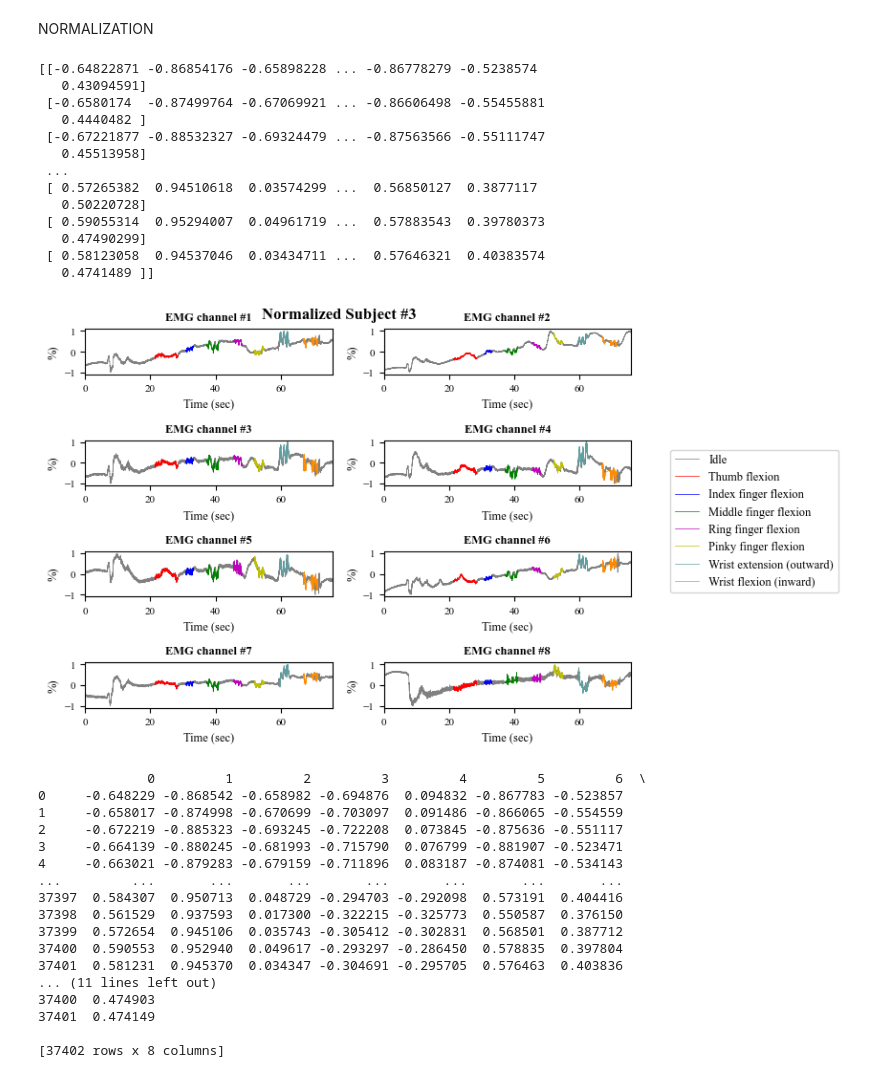
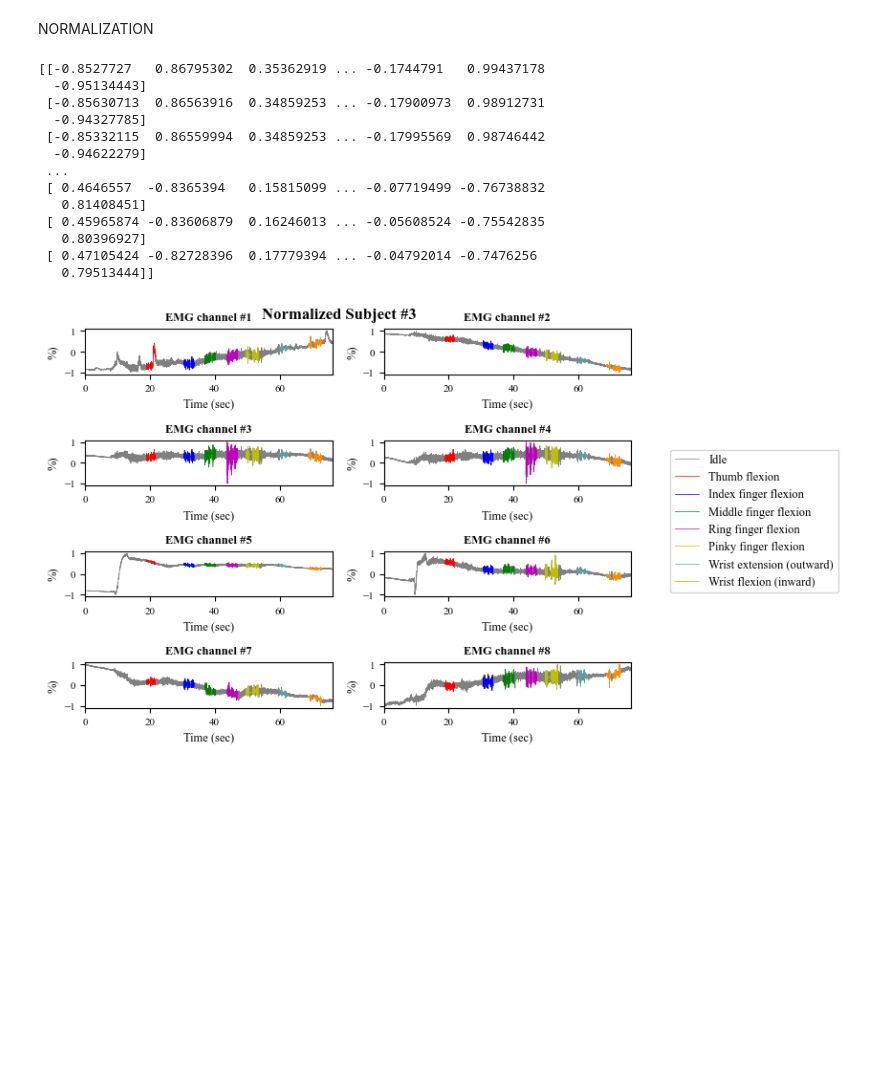
Before and after one commit to sofiahernandezp/code, a Jupyter notebook: mindrove_test/plot_emg.ipynb, the cells around one changed output. Drawn from its saved outputs; the diff is of its cells as text; code cells hidden in the pictures; blank space fills up the shorter version.

```diff
--- a/mindrove_test/plot_emg.ipynb
+++ b/mindrove_test/plot_emg.ipynb
@@ -263,7 +263,7 @@ Selccionar solo los datos que tengan el task indicado, de todos los emg, con el
 # %%
 import matplotlib.pyplot as plt
 fig1, axs1 = plt.subplots(4, 2)
-id = 1
+id = 2
 dataval= dataframes[id]
 
 emgval = dataval.iloc[:,2:10] * 0.045
@@ -294,7 +294,7 @@ from statistics import mean
 import numpy as np
 import pandas as pd
 import statistics
-id = 1
+id = 2
 dataval= dataframes[id]
 emgval = dataval.iloc[:,2:10] * 0.045
 numemg = [1,2,3,4,5,6,7,8]
@@ -449,9 +467,9 @@ import numpy as np
 import pandas as pd
 import statistics
 
-dataval = dataframes[3]
+dataval = dataframes[2]
 #absolute value
-emgval = np.abs(dataval.iloc[:,2:10] * 0.045)
+emgval = np.abs(dataval.iloc[:,2:10] * 0.045 )
 numemg = [1,2,3,4,5,6,7,8]
 tasks = [1,2,3,4,5,6,7]
 taskval = dataval.iloc[:,1]
@@ -470,7 +488,7 @@ for k, tasknumber in enumerate(tasks):
             count = 0
             end = j
             for i in numemg:
-                segment = emgval.iloc[start:end,count]
+                segment = emgval.iloc[(start):(end+1),count]
                 indtask[row][count+1] = statistics.mean(segment)
                 count += 1
 
@@ -510,7 +528,7 @@ from sklearn.preprocessing import MinMaxScaler
 from sklearn import preprocessing
 import numpy as np
 
-id = 3
+id = 5
 dataval= dataframes[id]
 emgval = np.abs(dataval.iloc[:,2:10] * 0.045)
 
@@ -536,19 +554,19 @@ for i, scaler in enumerate(scalers):
 # The normalized_data array contains the normalized data
 print(normalized_data)
 # %% [output]
-[[-0.64822871 -0.86854176 -0.65898228 ... -0.86778279 -0.5238574
-   0.43094591]
- [-0.6580174  -0.87499764 -0.67069921 ... -0.86606498 -0.55455881
-   0.4440482 ]
- [-0.67221877 -0.88532327 -0.69324479 ... -0.87563566 -0.55111747
-   0.45513958]
+[[-0.8527727   0.86795302  0.35362919 ... -0.1744791   0.99437178
+  -0.95134443]
+ [-0.85630713  0.86563916  0.34859253 ... -0.17900973  0.98912731
+  -0.94327785]
+ [-0.85332115  0.86559994  0.34859253 ... -0.17995569  0.98746442
+  -0.94622279]
  ...
- [ 0.57265382  0.94510618  0.03574299 ...  0.56850127  0.3877117
-   0.50220728]
- [ 0.59055314  0.95294007  0.04961719 ...  0.57883543  0.39780373
-   0.47490299]
- [ 0.58123058  0.94537046  0.03434711 ...  0.57646321  0.40383574
-   0.4741489 ]]
+ [ 0.4646557  -0.8365394   0.15815099 ... -0.07719499 -0.76738832
+   0.81408451]
+ [ 0.45965874 -0.83606879  0.16246013 ... -0.05608524 -0.75542835
+   0.80396927]
+ [ 0.47105424 -0.82728396  0.17779394 ... -0.04792014 -0.7476256
+   0.79513444]]
 # %%
 #PLOT NNORMALIZATION
 import matplotlib.pyplot as plt
@@ -556,7 +574,7 @@ import numpy as np
 import pandas as pd
 
 
-id = 3
+id = 5
 dataval= dataframes[id]
 emgval = np.abs(dataval.iloc[:,2:10] * 0.045)
 emg_id = 1
@@ -597,51 +615,34 @@ for i, ax in enumerate(axs1.flat):
             store6.append(p)
          elif taskcolumn[p] == 7:
             store7.append(p)
          elif taskcolumn[p] == 0:
             store0.append(p)
 
     ax.plot(time, norm.iloc[:,i],'gray',linewidth=0.5, label = "Idle")
     ax.plot(time[store1],norm.iloc[store1,i],'r',linewidth=0.5, label = "Thumb flexion")
     ax.plot(time[store2],norm.iloc[store2,i],'b',linewidth=0.5, label = "Index finger flexion" )
     ax.plot(time[store3],norm.iloc[store3,i],'g',linewidth=0.5, label = "Middle finger flexion")
     ax.plot(time[store4],norm.iloc[store4,i],'m',linewidth=0.5, label = "Ring finger flexion")
     ax.plot(time[store5],norm.iloc[store5,i],'y',linewidth=0.5, label = "Pinky finger flexion")
     ax.plot(time[store6],norm.iloc[store6,i],'cadetblue',linewidth=0.5, label = "Wrist extension (outward)")
     ax.plot(time[store7],norm.iloc[store7,i],'darkorange',linewidth=0.5, label = "Wrist flexion (inward)")
     #ax.plot(time,emgval.iloc[:,i])
     ax.set_title(titles[i],fontname="Times New Roman", fontweight="bold",fontsize=9)
     ax.set_xlabel('Time (sec)',fontname="Times New Roman",fontsize=9)
     ax.set_ylabel('%)',fontname="Times New Roman",fontsize=9)
     ax.tick_params(axis='both', labelsize=8)
     ax.set_xlim([0, time[end]])
 
 
 plt.tight_layout()
 
 L = ax.legend(loc='center', bbox_to_anchor=(1.5, 4.1),fontsize = 9)
 plt.setp(L.texts, family='Times New Roman')
 plt.suptitle('Normalized Subject #3', fontname="Times New Roman", fontweight="bold",fontsize=12)
 
 plt.show()
 # %% [output]
-[figure, old version]
+[figure, new version]
-              0         1         2         3         4         5         6  \
-0     -0.648229 -0.868542 -0.658982 -0.694876  0.094832 -0.867783 -0.523857
-1     -0.658017 -0.874998 -0.670699 -0.703097  0.091486 -0.866065 -0.554559
-2     -0.672219 -0.885323 -0.693245 -0.722208  0.073845 -0.875636 -0.551117
-3     -0.664139 -0.880245 -0.681993 -0.715790  0.076799 -0.881907 -0.523471
-4     -0.663021 -0.879283 -0.679159 -0.711896  0.083187 -0.874081 -0.534143
-...         ...       ...       ...       ...       ...       ...       ...
-37397  0.584307  0.950713  0.048729 -0.294703 -0.292098  0.573191  0.404416
-37398  0.561529  0.937593  0.017300 -0.322215 -0.325773  0.550587  0.376150
-37399  0.572654  0.945106  0.035743 -0.305412 -0.302831  0.568501  0.387712
-37400  0.590553  0.952940  0.049617 -0.293297 -0.286450  0.578835  0.397804
-37401  0.581231  0.945370  0.034347 -0.304691 -0.295705  0.576463  0.403836
-... (11 lines left out)
-37400  0.474903
-37401  0.474149
-
-[37402 rows x 8 columns]
 # %%
 #ABSOLUTE MEAN VALUE OF NORMALIZED DATA OF SUBJECT 3
 #Stored in normalized_data for array and norm as data frame
```
Also changed, not shown: parts of 9 cells of this notebook, 12 other files.
